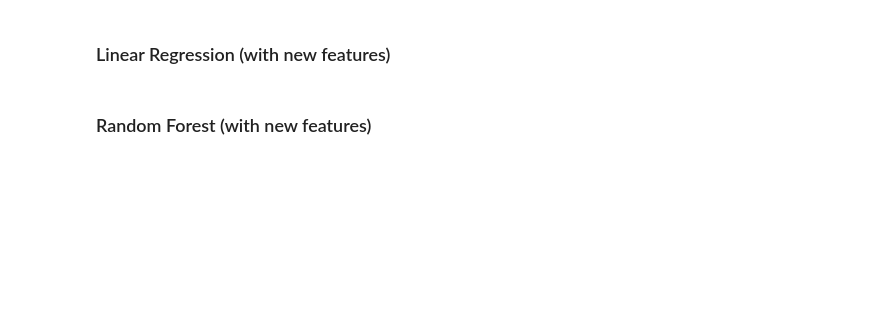
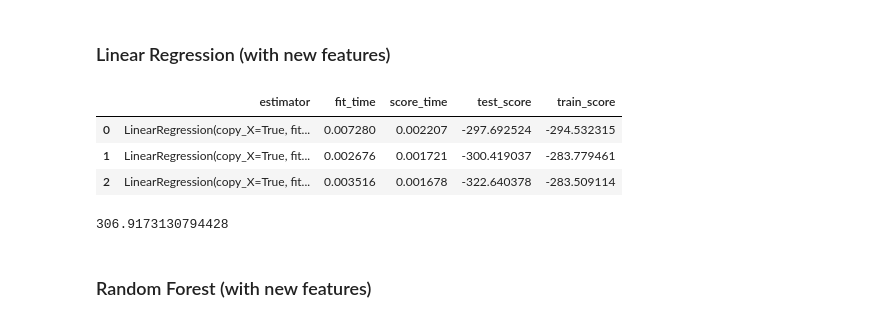
Before and after one commit to LambdaSchool/DS-Unit-2-Sprint-4-Model-Validation, a Jupyter notebook: module-3-select-models-and-parameters/LS_DS_243_Select_models_and_parameters.ipynb, the cells around one changed output. Cells and saved outputs as stored; diff of their text form; code cells hidden in the pictures; blank space fills up the shorter version.

```diff
--- a/module-3-select-models-and-parameters/LS_DS_243_Select_models_and_parameters.ipynb
+++ b/module-3-select-models-and-parameters/LS_DS_243_Select_models_and_parameters.ipynb
@@ -614,13 +605,21 @@ ValueError: ignored
 # %% [markdown]
 ### Linear Regression (with new features)
 # %%
-scores = cross_validate(LinearRegression(), X_train, y_train,
+scores = cross_validate(LinearRegression(), Xtrain, ytrain,
                         scoring='neg_mean_absolute_error', cv=3,
                         return_train_score=True, return_estimator=True)
 
 pd.DataFrame(scores)
+# %% [output]
+|  | estimator | fit_time | score_time | test_score | train_score |
+| 0 | LinearRegression(copy_X=True, fit... | 0.007280 | 0.002207 | -297.692524 | -294.532315 |
+| 1 | LinearRegression(copy_X=True, fit... | 0.002676 | 0.001721 | -300.419037 | -283.779461 |
+| 2 | LinearRegression(copy_X=True, fit... | 0.003516 | 0.001678 | -322.640378 | -283.509114 |
 # %%
 -scores['test_score'].mean()
+#huge downgrade for error!
+# %% [output]
+306.9173130794428
 # %% [markdown]
 ### Random Forest (with new features)
 # %%
```
Also changed, not shown: parts of 20 cells of this notebook.
